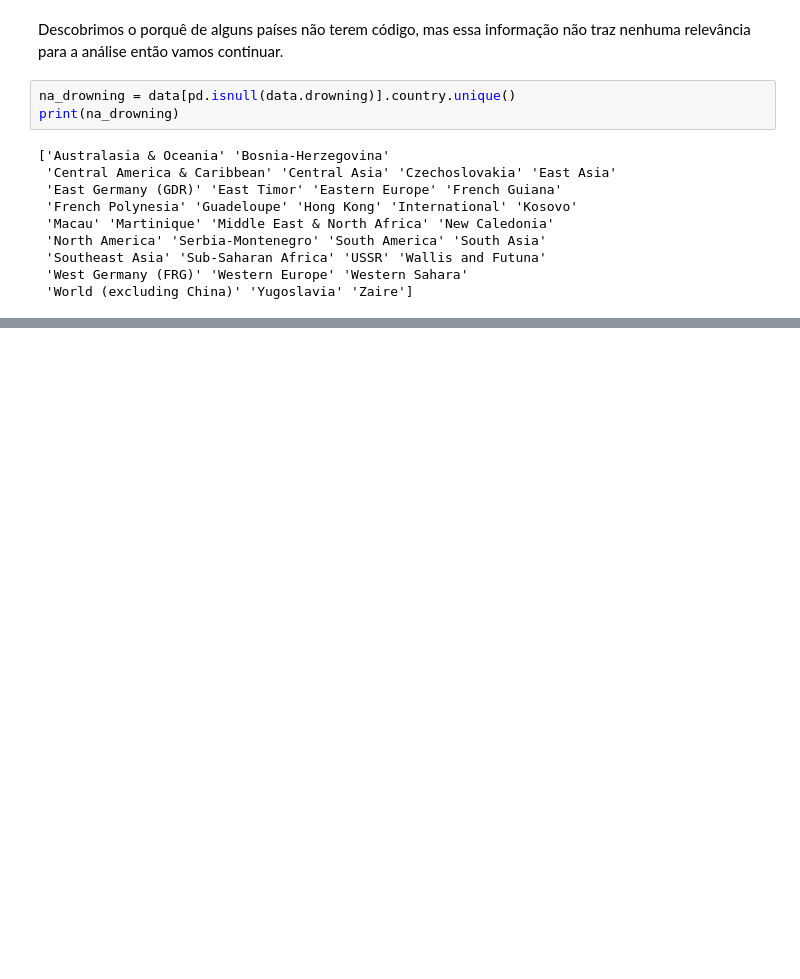
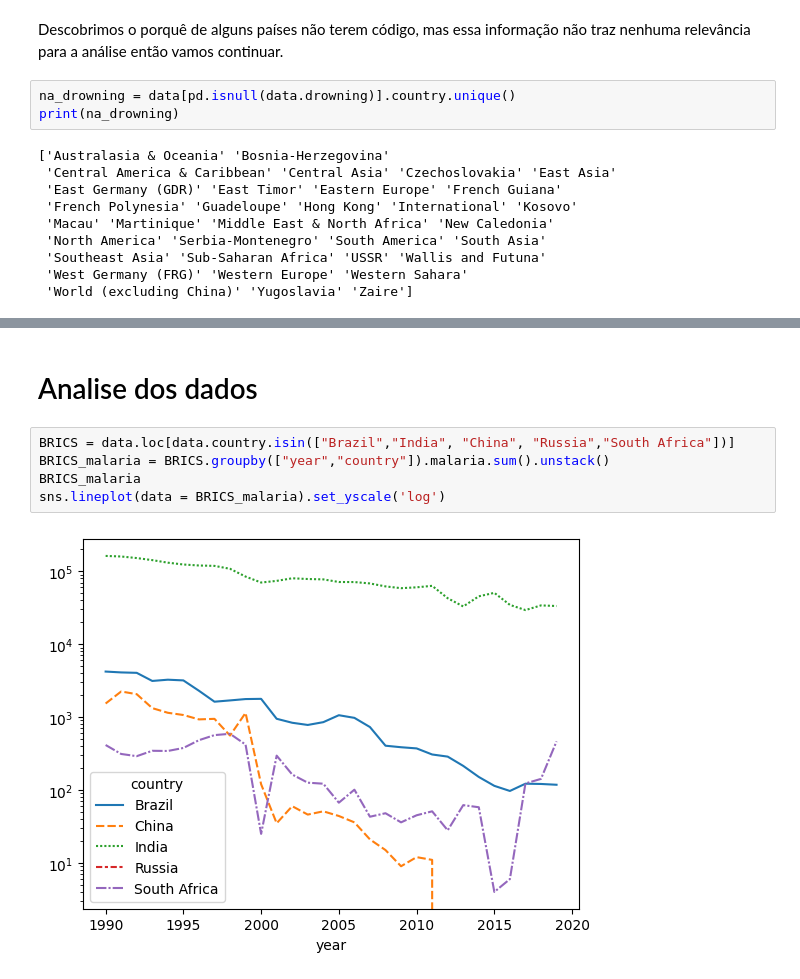
Before and after one commit to phbonamin/Analise_de_Mortalidade_Mundial-1990-2019-, a Jupyter notebook: Analise_de_Mortalidade_Mundial(1990-2019).ipynb, the cells around one changed output, grey strips where cells are left out. Cells and saved outputs as stored; diff of their text form; blank space fills up the shorter version.

```diff
--- a/Analise_de_Mortalidade_Mundial(1990-2019).ipynb
+++ b/Analise_de_Mortalidade_Mundial(1990-2019).ipynb
@@ -195,0 +219,9 @@ data.loc[data.country == "USSR"]
+# %% [markdown]
+# Analise dos dados
+# %%
+BRICS = data.loc[data.country.isin(["Brazil","India", "China", "Russia","South Africa"])]
+BRICS_malaria = BRICS.groupby(["year","country"]).malaria.sum().unstack()
+BRICS_malaria
+sns.lineplot(data = BRICS_malaria).set_yscale('log')
+# %% [output]
+[figure, added]
```
Also changed, not shown: parts of 14 cells of this notebook.
